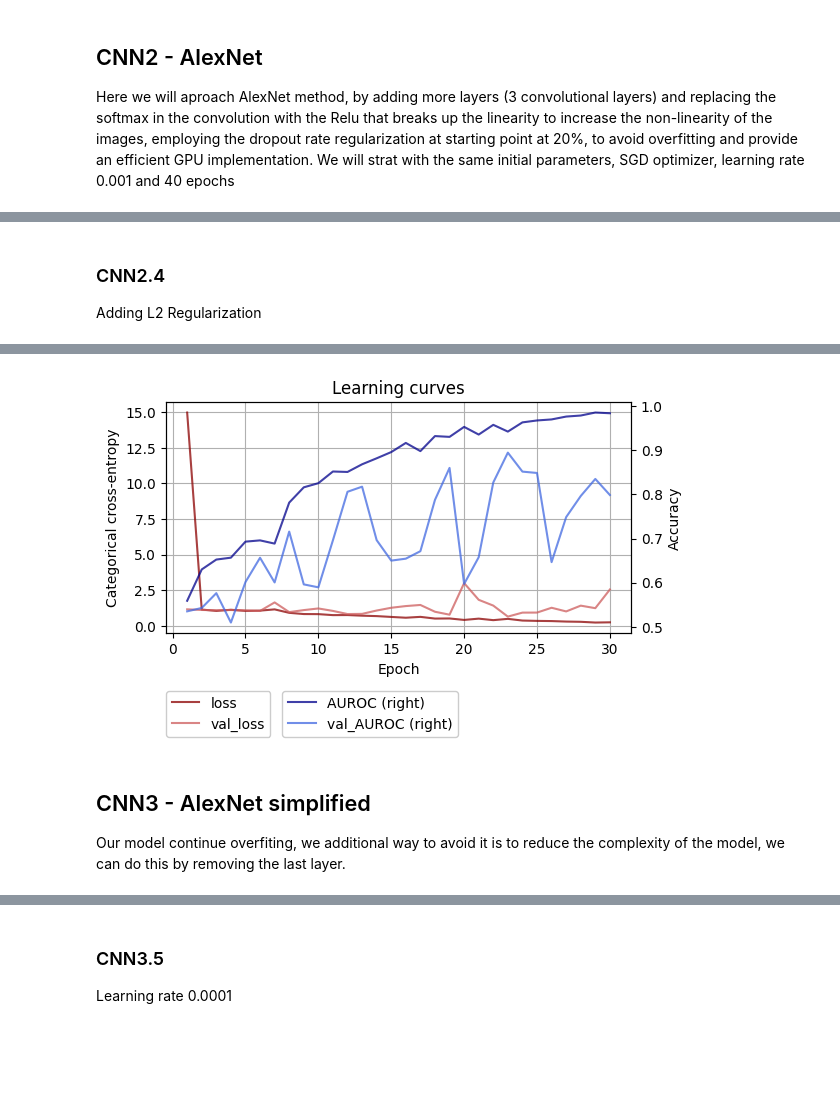
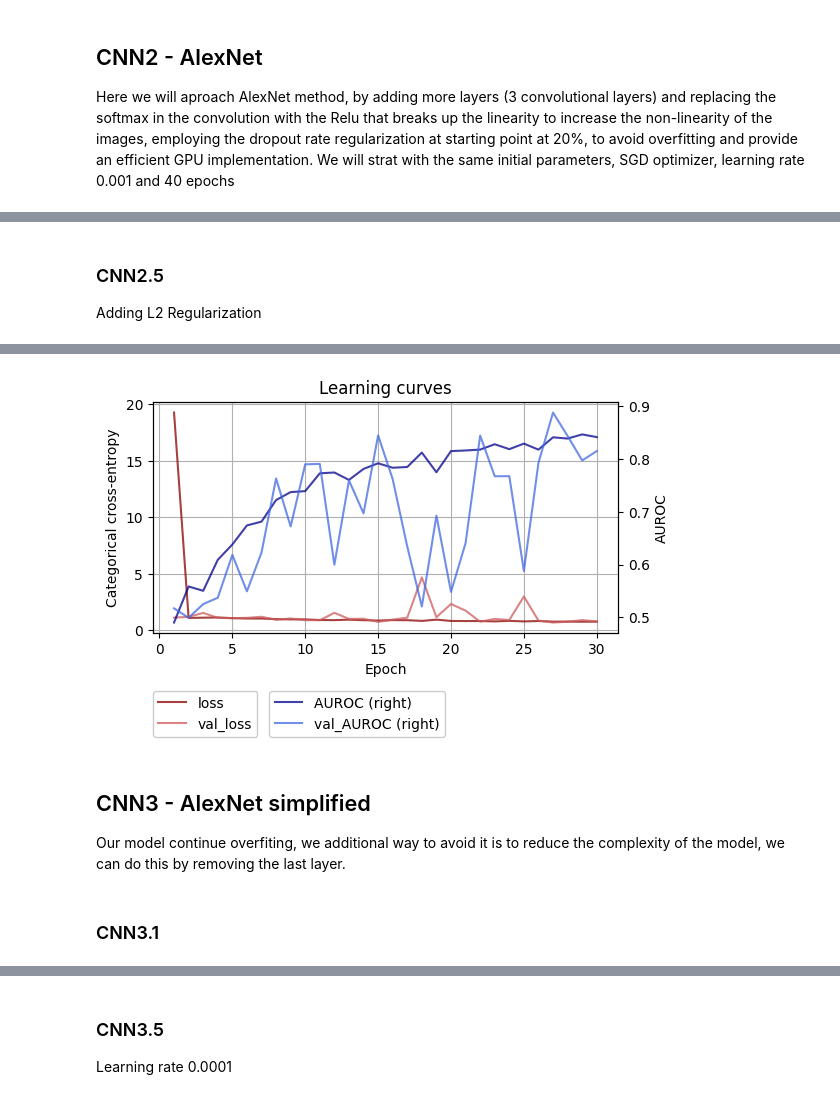
Before and after one commit to iryna-savchuk/DL_project, a Jupyter notebook: 3_1_model_handcrafted.ipynb, the cells around one changed output, grey strips where cells are left out. Drawn from its saved outputs; the diff is of its cells as text; code cells hidden in the pictures; blank space fills up the shorter version.

```diff
--- a/3_1_model_handcrafted.ipynb
+++ b/3_1_model_handcrafted.ipynb
@@ -997,13 +1019,15 @@ Epoch 30/30
 # %% [markdown]
-### CNN2.4
+### CNN2.5
 Adding L2 Regularization
 # %%
 # Defines input shape from image size
 input_shape = (*image_size, 3)
 dropout_rate = 0.3
-# Architecture V2.4
-cnn2_4 = Sequential([# The input layer
+# Architecture V2.5
+cnn2_5 = Sequential([# The input layer
                    layers.Input(input_shape),
+                   # Data augmentation
+                   augmentation,
                    # Feature extraction
                    layers.Rescaling(1./255),
                    ## P1
@@ -1036,21 +1060,21 @@ cnn2_4 = Sequential([# The input layer
                                 kernel_regularizer = regularizers.L2(l2=1e-4),
                                 bias_regularizer = regularizers.L2(1e-4),
                                 kernel_initializer=initializers.GlorotNormal(seed=seed))],
-                   name="CNN-V2_4")
+                   name="CNN-V2_5")
 
 # Compiles the model for training.
 learning_rate = 0.001  # 0.001 <=> 1e-3
-cnn2_4.compile(loss="categorical_crossentropy",
+cnn2_5.compile(loss="categorical_crossentropy",
              optimizer=optimizers.RMSprop(learning_rate=learning_rate),
              metrics=[metrics.CategoricalAccuracy(name='categorical_accuracy'),
                       metrics.AUC(name='AUROC')])
 
 # Model training
 epochs = 30
-history2_4 = cnn2_4.fit(ds_train, epochs=epochs, validation_data=ds_validation)
+history2_5 = cnn2_5.fit(ds_train, epochs=epochs, validation_data=ds_validation)
 
 # Create DataFrame object
-df_hist = pd.DataFrame.from_dict(history2_4.history)
+df_hist = pd.DataFrame.from_dict(history2_5.history)
 df_hist["Epoch"] = np.arange(1, len(df_hist) + 1, 1)
 # Plot learning curves
 secondary_y = ["AUROC", "val_AUROC"] # ["accuracy", "val_accuracy"]
@@ -1060,7 +1084,7 @@ ax = df_hist.plot(x="Epoch", y=['loss', 'val_loss'] + secondary_y,
                   ylabel="Categorical cross-entropy",
                   xlabel="Epoch", title="Learning curves",
                   color=['darkred', 'indianred', "darkblue", "royalblue"], alpha=0.75, fontsize=10)
-ax.right_ax.set_ylabel("Accuracy")
+ax.right_ax.set_ylabel("AUROC")
 ax.right_ax.legend(loc=(0.25, -0.45), framealpha=1.0)
 ax.legend(loc=(0, -0.45), framealpha=1.0)
 plt.show()
@@ -1085,7 +1109,9 @@ Epoch 30/30
-[figure, old version]
+[figure, new version]
 # %% [markdown]
 ## CNN3 - AlexNet simplified
 Our model continue overfiting, we additional way to avoid it is to reduce the complexity of the model, we can do this by removing the last layer.
+# %% [markdown]
+### CNN3.1
 # %%
 # Defines input shape from image size
 input_shape = (*image_size, 3)
```
Also changed, not shown: parts of 55 cells of this notebook.
